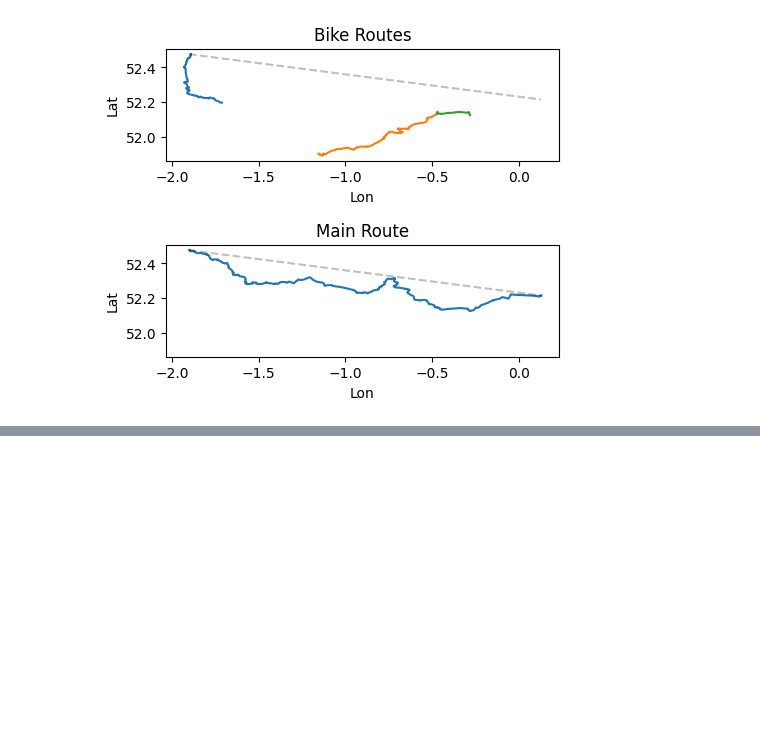
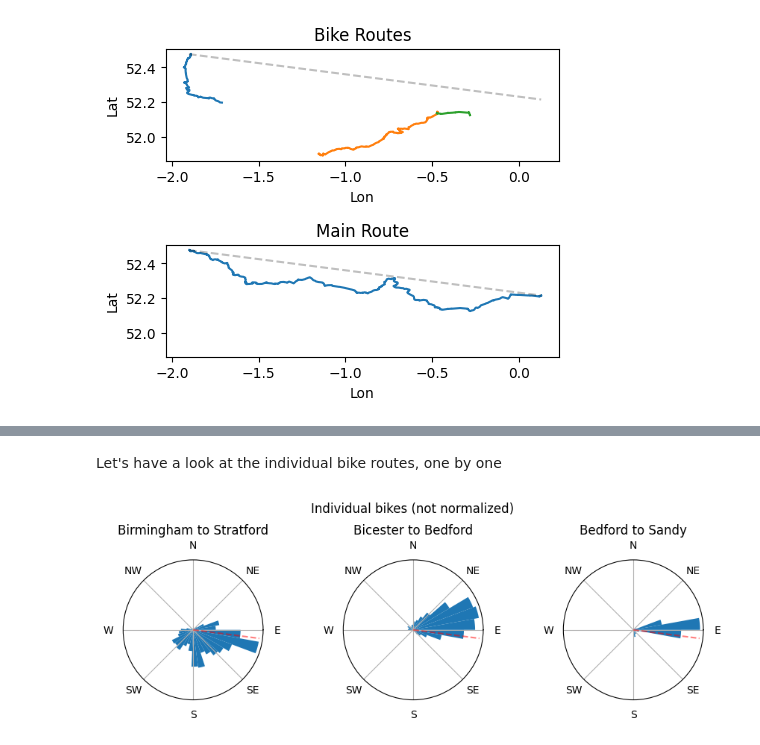
Before and after one commit to alifeee/blogtest, a Jupyter notebook: bike-to-cambridge/src/directionality.ipynb, the cells around one changed output, grey strips where cells are left out. Cells and saved outputs as stored; diff of their text form; code cells hidden in the pictures; blank space fills up the shorter version.

```diff
--- a/bike-to-cambridge/src/directionality.ipynb
+++ b/bike-to-cambridge/src/directionality.ipynb
@@ -146,0 +152,27 @@ plt.show()
+# %% [markdown]
+Let's have a look at the individual bike routes, one by one
+# %%
+fig = plt.figure(figsize=(9, 3))
+ax1 = fig.add_subplot(131, projection='polar')
+ax2 = fig.add_subplot(132, projection='polar')
+ax3 = fig.add_subplot(133, projection='polar')
+
+for ax, vectors in zip([ax1, ax2, ax3],
+                       [done_1_vectors, done_2_vectors, done_3_vectors]):
+    bin_centers, bins, bin_width = vectors_to_histogram(vectors)
+    ax.bar(bin_centers, bins, width=bin_width)
+    CAMBRIDGE_ANGLE = numpy.arctan2(CAMBRIDGE_VECTOR[1], CAMBRIDGE_VECTOR[0])
+    ax.vlines(CAMBRIDGE_ANGLE, 0, 1 * max(bins),
+              color='r', linestyle='--', alpha=0.5)
+    ax.set_xticks(numpy.linspace(0, 2 * numpy.pi, 8, endpoint=False))
+    ax.set_xticklabels(['E', 'NE', 'N', 'NW', 'W', 'SW', 'S', 'SE'])
+    ax.set_yticks([])
+
+ax1.set_title('Birmingham to Stratford')
+ax2.set_title('Bicester to Bedford')
+ax3.set_title('Bedford to Sandy')
+plt.suptitle('Individual bikes (not normalized)')
+plt.tight_layout()
+plt.show()
+# %% [output]
+[figure, added]
```
Also changed, not shown: parts of 10 cells of this notebook, 1 other file.
